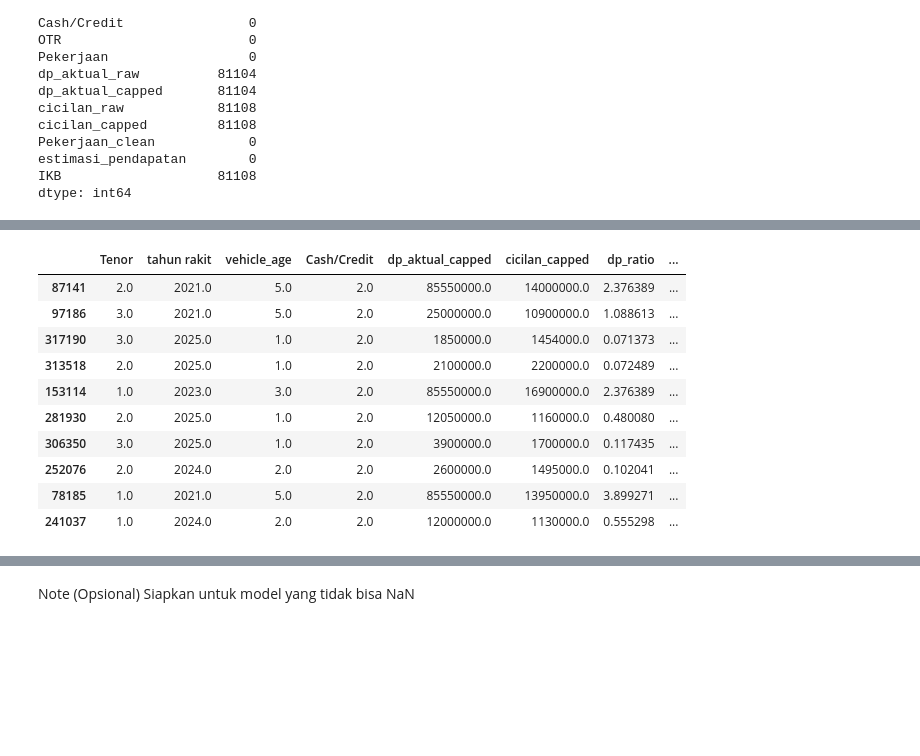
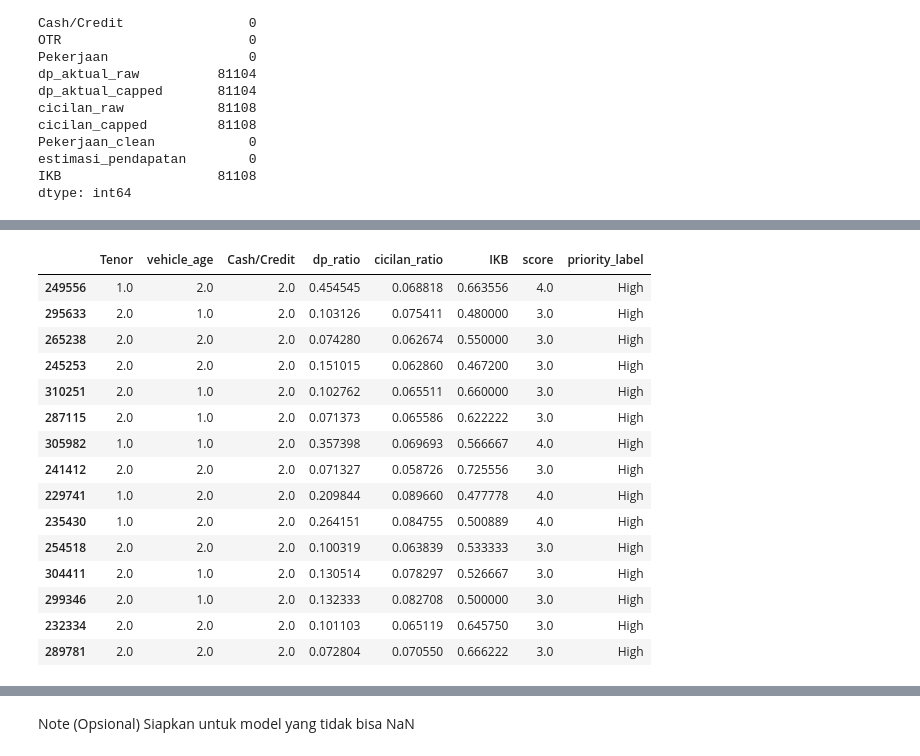
Before and after one commit to FauzanZF/UCSparc2026, a Jupyter notebook: fauzan969avere0.ipynb, the cells around one changed output, grey strips where cells are left out. Cells and saved outputs as stored; diff of their text form; code cells hidden in the pictures; blank space fills up the shorter version.

```diff
--- a/fauzan969avere0.ipynb
+++ b/fauzan969avere0.ipynb
@@ -930,16 +1032,47 @@ Name: proportion, dtype: float64
 # %%
-# #Sanity check
-# cols_check = [
-#     'Tenor', 'tahun rakit', 'vehicle_age',
-#     'Cash/Credit', 'dp_aktual_capped', 'cicilan_capped',
-#     'dp_ratio', 'cicilan_ratio', 'OTR', 'IKB', 'score'
-# ]
+#Sanity check - Fokus ke High Priority
+cols_check = [
+    'Tenor', 'vehicle_age', 'Cash/Credit',
+    'dp_ratio', 'cicilan_ratio', 'IKB', 'score', 'priority_label'
+]
 
-# for lbl in ['High', 'Medium', 'Low']:
-#     print(f"\n{'='*20} {lbl} {'='*20}")
-#     display(
-#         df_labeling[df_labeling['priority_label'] == lbl]
-#         .sample(10, random_state=42)
-#         [cols_check]
-#     )
+print("="*80)
+print("SANITY CHECK: 15 SAMPLE HIGH PRIORITY (harus bersih)")
+print("="*80)
+print("\nKriteria High yang BENAR:")
+print("  ✓ IKB >= Q75 (tinggi, bukan 0)")
+print("  ✓ Tenor = 1 atau 2 (pendek)")
+print("  ✓ cicilan_ratio <= median (beban ringan)")
+print("  ✓ dp_ratio <= 1.0 (wajar)")
+print("\n")
+
+high_sample = df_labeling[df_labeling['priority_label'] == 'High'].sample(15, random_state=42)
+display(high_sample[cols_check])
+
+# Validasi otomatis
+print("\n" + "="*80)
+print("VALIDASI OTOMATIS HIGH")
+print("="*80)
+high_df = df_labeling[df_labeling['priority_label'] == 'High']
+print(f"Total High: {len(high_df):,}")
+print(f"IKB mean: {high_df['IKB'].mean():.3f} (harus > 0.5)")
+print(f"IKB min: {high_df['IKB'].min():.3f} (harus > 0)")
+print(f"Tenor mode: {high_df['Tenor'].mode().values[0]} (harus 1 atau 2)")
+print(f"dp_ratio max: {high_df['dp_ratio'].max():.3f} (harus <= 1.0)")
+print(f"cicilan_ratio mean: {high_df['cicilan_ratio'].mean():.3f}")
+
+# Hitung anomali (kalau masih ada)
+anomali_ikb = (high_df['IKB'] <= 0.3).sum()
+anomali_tenor = (~high_df['Tenor'].isin([1, 2])).sum()
+anomali_dp = (high_df['dp_ratio'] > 1.0).sum()
+
+print(f"\n⚠️  Anomali di High:")
+print(f"  - IKB <= 0.3: {anomali_ikb}")
+print(f"  - Tenor bukan 1/2: {anomali_tenor}")
+print(f"  - DP ratio > 1.0: {anomali_dp}")
+
+if anomali_ikb + anomali_tenor + anomali_dp == 0:
+    print("\n✅ HIGH PRIORITY BERSIH - SIAP PRODUKSI")
+else:
+    print("\n❌ MASIH ADA ANOMALI - PERLU FIX LAGI")
 # %% [output]
@@ -947,11 +1088,16 @@ Name: proportion, dtype: float64
-|  | Tenor | tahun rakit | vehicle_age | Cash/Credit | dp_aktual_capped | cicilan_capped | dp_ratio | ... |
-| 87141 | 2.0 | 2021.0 | 5.0 | 2.0 | 85550000.0 | 14000000.0 | 2.376389 | ... |
-| 97186 | 3.0 | 2021.0 | 5.0 | 2.0 | 25000000.0 | 10900000.0 | 1.088613 | ... |
-| 317190 | 3.0 | 2025.0 | 1.0 | 2.0 | 1850000.0 | 1454000.0 | 0.071373 | ... |
-| 313518 | 2.0 | 2025.0 | 1.0 | 2.0 | 2100000.0 | 2200000.0 | 0.072489 | ... |
-| 153114 | 1.0 | 2023.0 | 3.0 | 2.0 | 85550000.0 | 16900000.0 | 2.376389 | ... |
-| 281930 | 2.0 | 2025.0 | 1.0 | 2.0 | 12050000.0 | 1160000.0 | 0.480080 | ... |
-| 306350 | 3.0 | 2025.0 | 1.0 | 2.0 | 3900000.0 | 1700000.0 | 0.117435 | ... |
-| 252076 | 2.0 | 2024.0 | 2.0 | 2.0 | 2600000.0 | 1495000.0 | 0.102041 | ... |
-| 78185 | 1.0 | 2021.0 | 5.0 | 2.0 | 85550000.0 | 13950000.0 | 3.899271 | ... |
-| 241037 | 1.0 | 2024.0 | 2.0 | 2.0 | 12000000.0 | 1130000.0 | 0.555298 | ... |
+|  | Tenor | vehicle_age | Cash/Credit | dp_ratio | cicilan_ratio | IKB | score | priority_label |
+| 249556 | 1.0 | 2.0 | 2.0 | 0.454545 | 0.068818 | 0.663556 | 4.0 | High |
+| 295633 | 2.0 | 1.0 | 2.0 | 0.103126 | 0.075411 | 0.480000 | 3.0 | High |
+| 265238 | 2.0 | 2.0 | 2.0 | 0.074280 | 0.062674 | 0.550000 | 3.0 | High |
+| 245253 | 2.0 | 2.0 | 2.0 | 0.151015 | 0.062860 | 0.467200 | 3.0 | High |
+| 310251 | 2.0 | 1.0 | 2.0 | 0.102762 | 0.065511 | 0.660000 | 3.0 | High |
+| 287115 | 2.0 | 1.0 | 2.0 | 0.071373 | 0.065586 | 0.622222 | 3.0 | High |
+| 305982 | 1.0 | 1.0 | 2.0 | 0.357398 | 0.069693 | 0.566667 | 4.0 | High |
+| 241412 | 2.0 | 2.0 | 2.0 | 0.071327 | 0.058726 | 0.725556 | 3.0 | High |
+| 229741 | 1.0 | 2.0 | 2.0 | 0.209844 | 0.089660 | 0.477778 | 4.0 | High |
+| 235430 | 1.0 | 2.0 | 2.0 | 0.264151 | 0.084755 | 0.500889 | 4.0 | High |
+| 254518 | 2.0 | 2.0 | 2.0 | 0.100319 | 0.063839 | 0.533333 | 3.0 | High |
+| 304411 | 2.0 | 1.0 | 2.0 | 0.130514 | 0.078297 | 0.526667 | 3.0 | High |
+| 299346 | 2.0 | 1.0 | 2.0 | 0.132333 | 0.082708 | 0.500000 | 3.0 | High |
+| 232334 | 2.0 | 2.0 | 2.0 | 0.101103 | 0.065119 | 0.645750 | 3.0 | High |
+| 289781 | 2.0 | 2.0 | 2.0 | 0.072804 | 0.070550 | 0.666222 | 3.0 | High |
```
Also changed, not shown: parts of 3 cells of this notebook.
